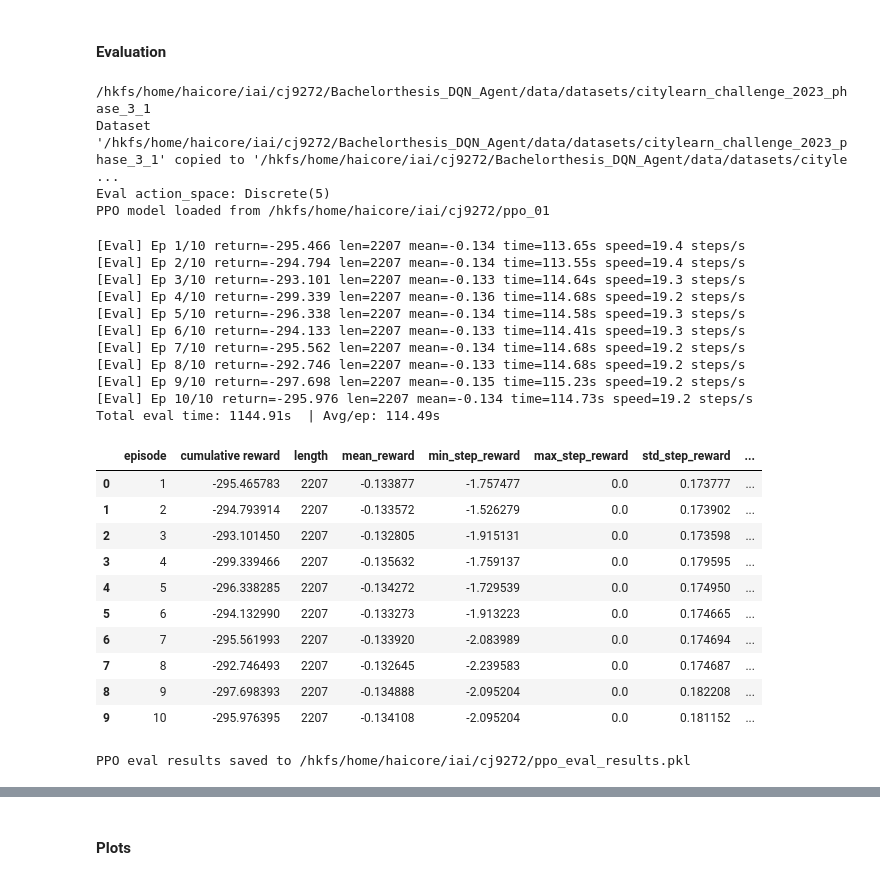
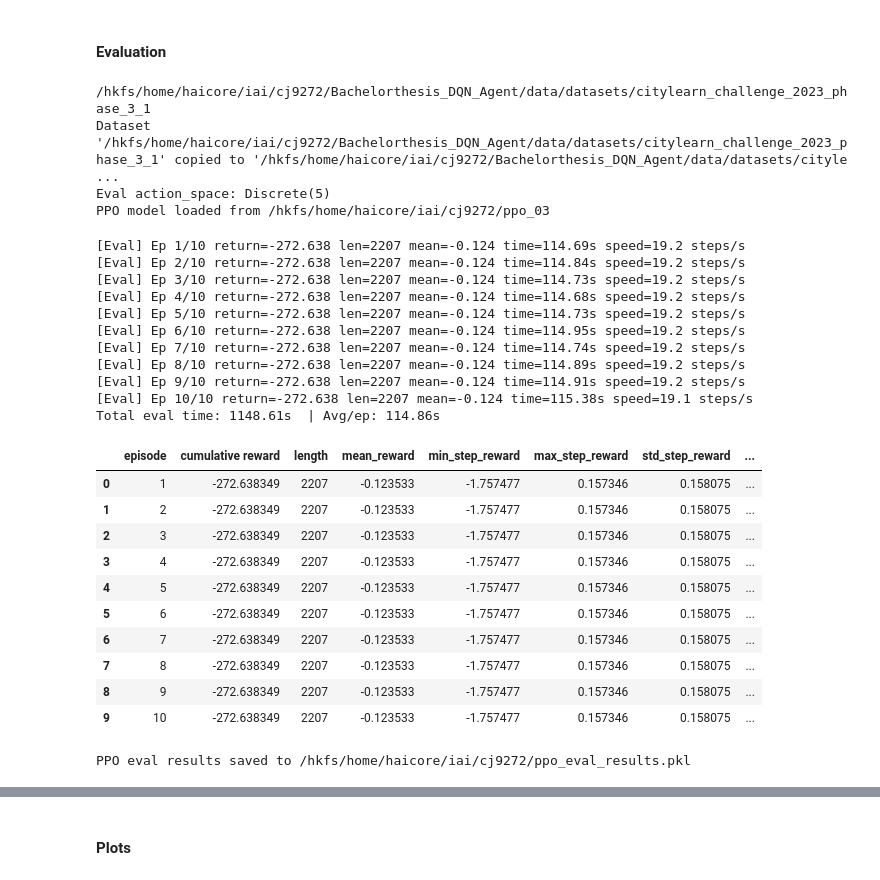
Before and after one commit to EacyCoding/ExplainableRLBatteryControl, a Jupyter notebook: examples/ppo_agent_tuned.ipynb, the cells around one changed output, grey strips where cells are left out. Saved outputs shown, nothing was run; the diff lists cells and outputs as text; code cells hidden in the pictures.

```diff
--- a/examples/ppo_agent_tuned.ipynb
+++ b/examples/ppo_agent_tuned.ipynb
@@ -143,18 +190,22 @@ No episode returns in logger.ep_df
 # %%
 schema_eval = copy.deepcopy(schema_1b)
 eval_env = CityLearnEnv(schema_eval, central_agent=True)
+eval_scales = compute_action_scales(eval_env)
+
 eval_env = NormalizedObservationWrapper(eval_env)
 eval_env = StableBaselines3Wrapper(eval_env)
-eval_env = DiscretizeActionWrapper(eval_env, n_bins=5)
+eval_env = PowerScaledDiscreteActions(eval_env, scales=eval_scales)
+
 print('Eval action_space:', eval_env.action_space)
 
-model = PPO.load("ppo_01")
-print(f"PPO model loaded from {os.path.abspath('ppo_01')}")
+model = PPO.load(TRAINING_FILE)
+print(f"PPO model loaded from {os.path.abspath(TRAINING_FILE)}")
+EVAL_FILE = os.path.join(LOG_DIR, "ppo_eval_01.pkl")
 # %% [output]
 /hkfs/home/haicore/iai/cj9272/Bachelorthesis_DQN_Agent/data/datasets/citylearn_challenge_2023_phase_3_1
 Dataset '/hkfs/home/haicore/iai/cj9272/Bachelorthesis_DQN_Agent/data/datasets/citylearn_challenge_2023_phase_3_1' copied to '/hkfs/home/haicore/iai/cj9272/Bachelorthesis_DQN_Agent/data/datasets/cityle ...
 Eval action_space: Discrete(5)
-PPO model loaded from /hkfs/home/haicore/iai/cj9272/ppo_01
+PPO model loaded from /hkfs/home/haicore/iai/cj9272/ppo_03
 # %%
 # Enhanced eval: timings, episode length, per-step stats, deterministic toggle.
 def evaluate_with_metrics(model, env, episodes=5, deterministic=True, render=False, save_path=None):
@@ -210,6 +261,8 @@ def evaluate_with_metrics(model, env, episodes=5, deterministic=True, render=Fal
         ep_ret, ep_len = 0.0, 0
         step_rewards = []
         action_list = []
+        last_info = None
+
 
         ep_actions_disc = []
         ep_fracs = []
@@ -221,8 +274,16 @@ def evaluate_with_metrics(model, env, episodes=5, deterministic=True, render=Fal
             frac = action_to_frac(env, action)
             action_list.append(frac)
 
-            obs, r, terminated, truncated, _ = env.step(action)
+            obs, r, terminated, truncated, info = env.step(action)
+            last_info = info
             done = bool(terminated or truncated)
+            # central Agent -> r is list of length 1
+            if isinstance(r, (list, tuple, np.ndarray)):
+                r = float(r[0])
+
+            # Optionaler Sanity-Check mit Monitor:
+            if isinstance(last_info, dict) and 'episode' in last_info:
+                assert abs(ep_ret - float(last_info['episode']['r'])) < 1e-5
 
             if isinstance(env.action_space, gym.spaces.Discrete):
                 a_id = int(action)
@@ -287,52 +348,52 @@ def evaluate_with_metrics(model, env, episodes=5, deterministic=True, render=Fal
         'step_rewards': np.asarray(all_step_rewards, dtype=float),
 
         'ep_action_fracs': ep_action_fracs,
         'ep_rewards_list': ep_rewards_list,
         'ep_net_load': ep_net_load,
         'ep_non_shiftable_load': ep_non_shiftable_load,
         'ep_price': ep_price,
         'ep_solar_generation': ep_solar_generation,
 
         'price_df': prc_df,
         'episode_len': T,
         'building_name': building_name,
 
         'metrics_df': metrics_df,
         'episode_kpis': all_kpis,
     }
 
     if save_path is not None:
         with open(save_path, "wb") as f:
             pickle.dump(results, f)
         print(f"PPO eval results saved to {os.path.abspath(save_path)}")
 
     return metrics_df, np.array(all_step_rewards), all_kpis, all_actions
 
 # Deterministic
 metrics_det, step_rewards_det, kpis_det, actions_det = evaluate_with_metrics(
     model, eval_env, episodes=EVAL_EPISODES, deterministic=True, save_path=EVAL_FILE
 )
 # %% [output]
-[Eval] Ep 1/10 return=-295.466 len=2207 mean=-0.134 time=113.65s speed=19.4 steps/s
-[Eval] Ep 2/10 return=-294.794 len=2207 mean=-0.134 time=113.55s speed=19.4 steps/s
-[Eval] Ep 3/10 return=-293.101 len=2207 mean=-0.133 time=114.64s speed=19.3 steps/s
-[Eval] Ep 4/10 return=-299.339 len=2207 mean=-0.136 time=114.68s speed=19.2 steps/s
-[Eval] Ep 5/10 return=-296.338 len=2207 mean=-0.134 time=114.58s speed=19.3 steps/s
-[Eval] Ep 6/10 return=-294.133 len=2207 mean=-0.133 time=114.41s speed=19.3 steps/s
-[Eval] Ep 7/10 return=-295.562 len=2207 mean=-0.134 time=114.68s speed=19.2 steps/s
-[Eval] Ep 8/10 return=-292.746 len=2207 mean=-0.133 time=114.68s speed=19.2 steps/s
-[Eval] Ep 9/10 return=-297.698 len=2207 mean=-0.135 time=115.23s speed=19.2 steps/s
-[Eval] Ep 10/10 return=-295.976 len=2207 mean=-0.134 time=114.73s speed=19.2 steps/s
-Total eval time: 1144.91s  | Avg/ep: 114.49s
+[Eval] Ep 1/10 return=-272.638 len=2207 mean=-0.124 time=114.69s speed=19.2 steps/s
+[Eval] Ep 2/10 return=-272.638 len=2207 mean=-0.124 time=114.84s speed=19.2 steps/s
+[Eval] Ep 3/10 return=-272.638 len=2207 mean=-0.124 time=114.73s speed=19.2 steps/s
+[Eval] Ep 4/10 return=-272.638 len=2207 mean=-0.124 time=114.68s speed=19.2 steps/s
+[Eval] Ep 5/10 return=-272.638 len=2207 mean=-0.124 time=114.73s speed=19.2 steps/s
+[Eval] Ep 6/10 return=-272.638 len=2207 mean=-0.124 time=114.95s speed=19.2 steps/s
+[Eval] Ep 7/10 return=-272.638 len=2207 mean=-0.124 time=114.74s speed=19.2 steps/s
+[Eval] Ep 8/10 return=-272.638 len=2207 mean=-0.124 time=114.89s speed=19.2 steps/s
+[Eval] Ep 9/10 return=-272.638 len=2207 mean=-0.124 time=114.91s speed=19.2 steps/s
+[Eval] Ep 10/10 return=-272.638 len=2207 mean=-0.124 time=115.38s speed=19.1 steps/s
+Total eval time: 1148.61s  | Avg/ep: 114.86s
 |  | episode | cumulative reward | length | mean_reward | min_step_reward | max_step_reward | std_step_reward | ... |
-| 0 | 1 | -295.465783 | 2207 | -0.133877 | -1.757477 | 0.0 | 0.173777 | ... |
-| 1 | 2 | -294.793914 | 2207 | -0.133572 | -1.526279 | 0.0 | 0.173902 | ... |
-| 2 | 3 | -293.101450 | 2207 | -0.132805 | -1.915131 | 0.0 | 0.173598 | ... |
-| 3 | 4 | -299.339466 | 2207 | -0.135632 | -1.759137 | 0.0 | 0.179595 | ... |
-| 4 | 5 | -296.338285 | 2207 | -0.134272 | -1.729539 | 0.0 | 0.174950 | ... |
-| 5 | 6 | -294.132990 | 2207 | -0.133273 | -1.913223 | 0.0 | 0.174665 | ... |
-| 6 | 7 | -295.561993 | 2207 | -0.133920 | -2.083989 | 0.0 | 0.174694 | ... |
-| 7 | 8 | -292.746493 | 2207 | -0.132645 | -2.239583 | 0.0 | 0.174687 | ... |
-| 8 | 9 | -297.698393 | 2207 | -0.134888 | -2.095204 | 0.0 | 0.182208 | ... |
-| 9 | 10 | -295.976395 | 2207 | -0.134108 | -2.095204 | 0.0 | 0.181152 | ... |
+| 0 | 1 | -272.638349 | 2207 | -0.123533 | -1.757477 | 0.157346 | 0.158075 | ... |
+| 1 | 2 | -272.638349 | 2207 | -0.123533 | -1.757477 | 0.157346 | 0.158075 | ... |
+| 2 | 3 | -272.638349 | 2207 | -0.123533 | -1.757477 | 0.157346 | 0.158075 | ... |
+| 3 | 4 | -272.638349 | 2207 | -0.123533 | -1.757477 | 0.157346 | 0.158075 | ... |
+| 4 | 5 | -272.638349 | 2207 | -0.123533 | -1.757477 | 0.157346 | 0.158075 | ... |
+| 5 | 6 | -272.638349 | 2207 | -0.123533 | -1.757477 | 0.157346 | 0.158075 | ... |
+| 6 | 7 | -272.638349 | 2207 | -0.123533 | -1.757477 | 0.157346 | 0.158075 | ... |
+| 7 | 8 | -272.638349 | 2207 | -0.123533 | -1.757477 | 0.157346 | 0.158075 | ... |
+| 8 | 9 | -272.638349 | 2207 | -0.123533 | -1.757477 | 0.157346 | 0.158075 | ... |
+| 9 | 10 | -272.638349 | 2207 | -0.123533 | -1.757477 | 0.157346 | 0.158075 | ... |
 PPO eval results saved to /hkfs/home/haicore/iai/cj9272/ppo_eval_results.pkl
```
Also changed, not shown: parts of 13 cells of this notebook, 12 other files.
